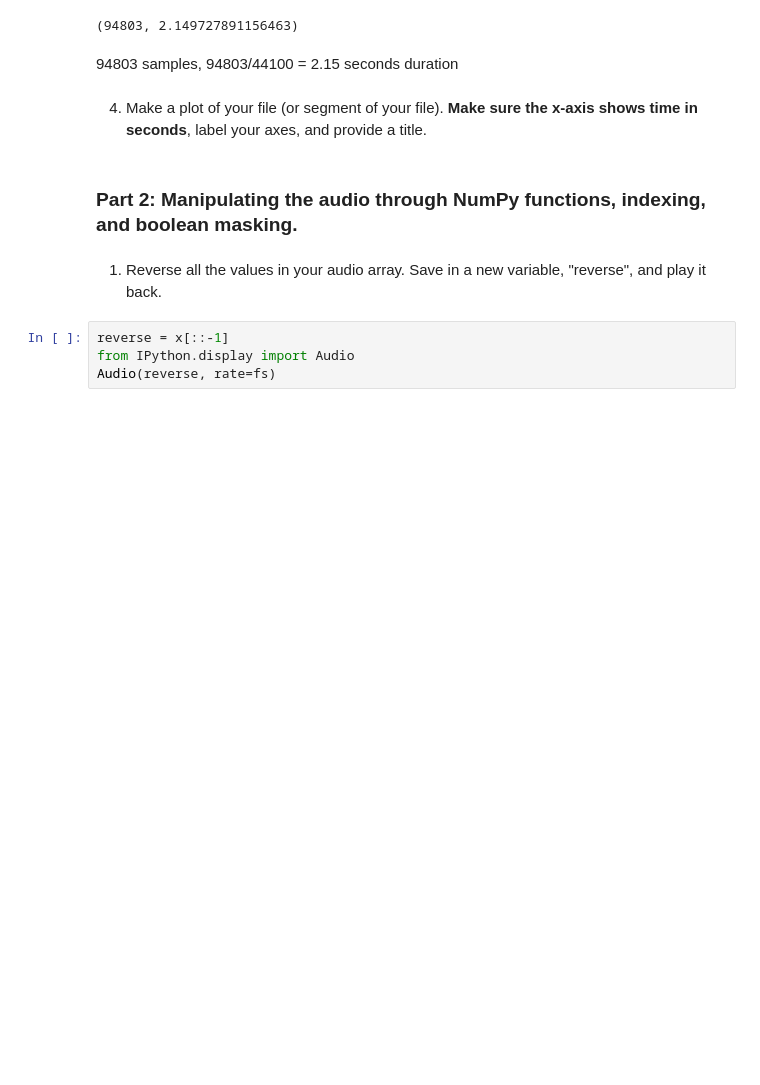
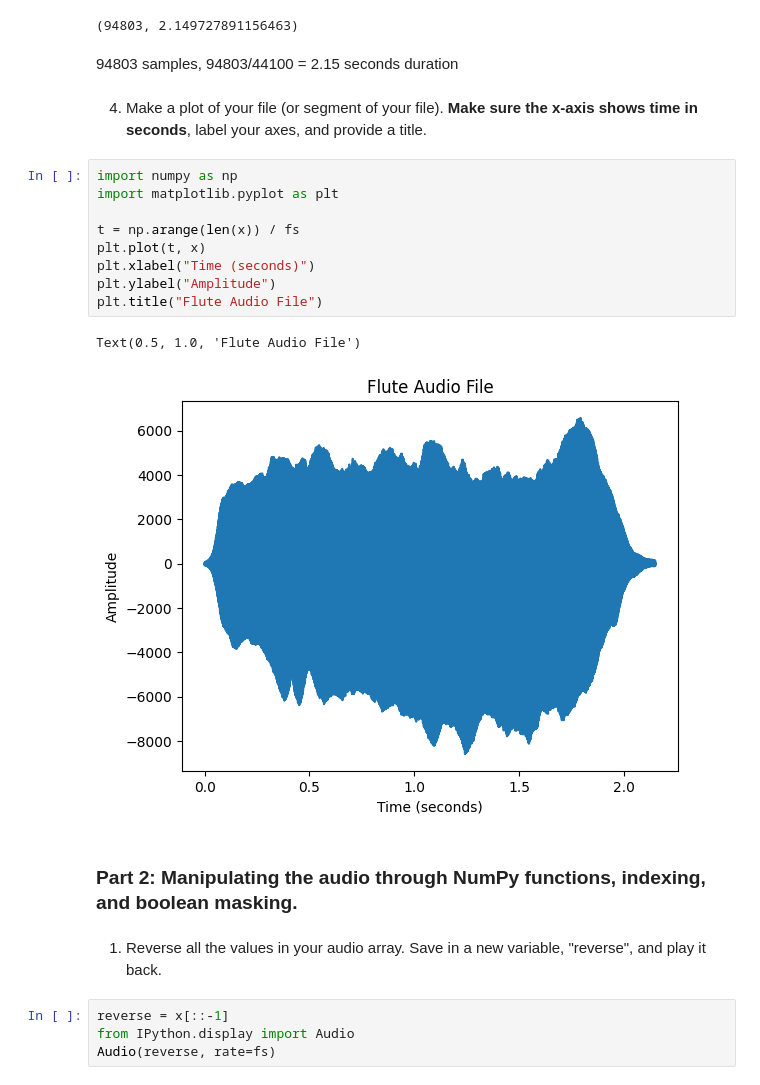
Before and after one commit to annabethhoyal/AudioTechII, a Jupyter notebook: Activities/Activity1_numpyPlayingSound.ipynb, the cells around one changed output. Saved outputs shown, nothing was run; the diff lists cells and outputs as text; blank space fills up the shorter version.

```diff
--- a/Activities/Activity1_numpyPlayingSound.ipynb
+++ b/Activities/Activity1_numpyPlayingSound.ipynb
@@ -45,6 +30,18 @@ num_samples, duration_seconds
 94803 samples, 94803/44100 = 2.15 seconds duration
 # %% [markdown]
 4) Make a plot of your file (or segment of your file). **Make sure the x-axis shows time in seconds**, label your axes, and provide a title.
+# %%
+import numpy as np
+import matplotlib.pyplot as plt
+
+t = np.arange(len(x)) / fs
+plt.plot(t, x)
+plt.xlabel("Time (seconds)")
+plt.ylabel("Amplitude")
+plt.title("Flute Audio File")
+# %% [output]
+Text(0.5, 1.0, 'Flute Audio File')
+[figure, added]
 # %% [markdown]
 ### Part 2: Manipulating the audio through NumPy functions, indexing, and boolean masking.
 # %% [markdown]
```
Also changed, not shown: parts of 4 cells of this notebook, 1 other file.
